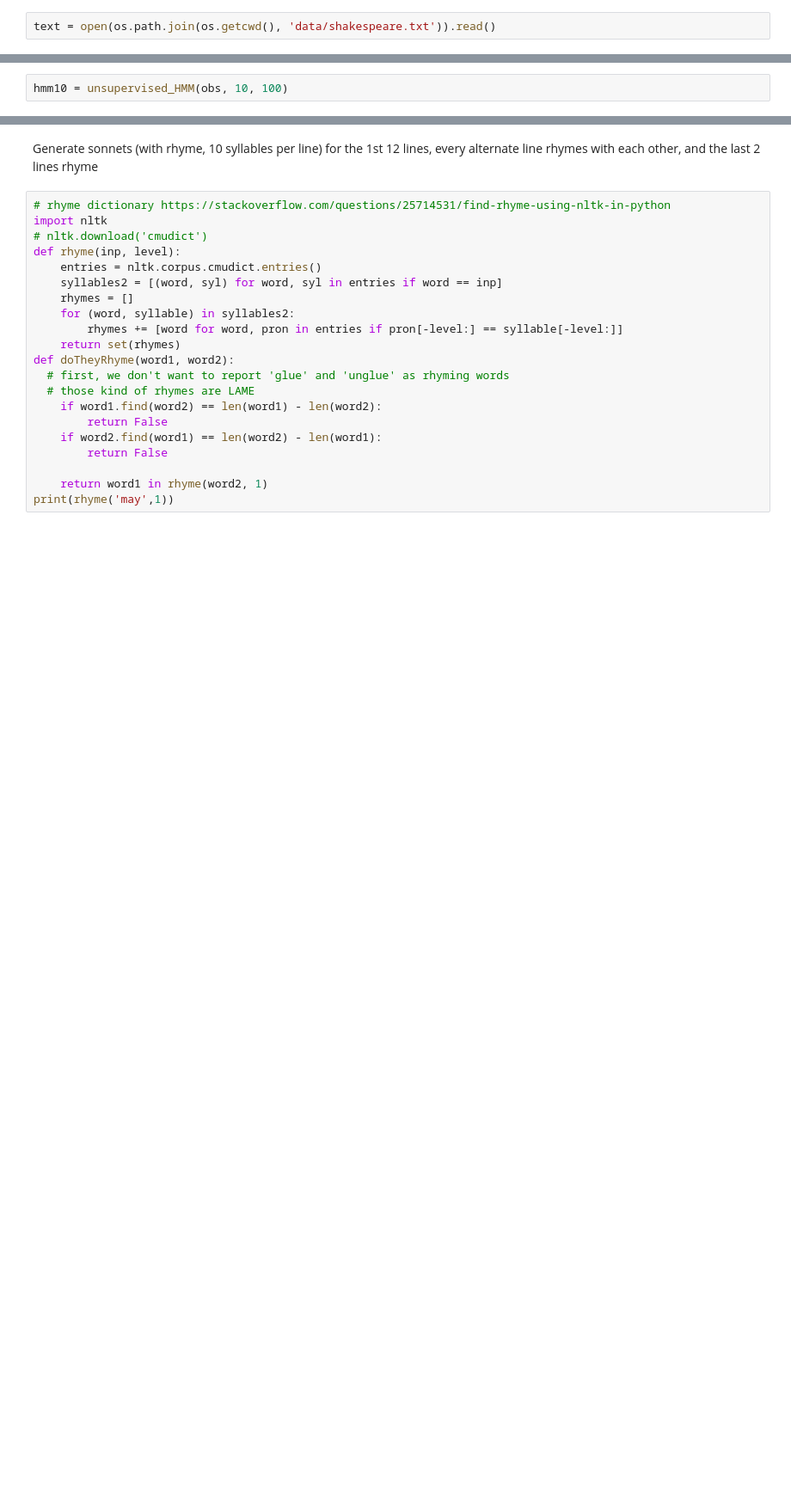
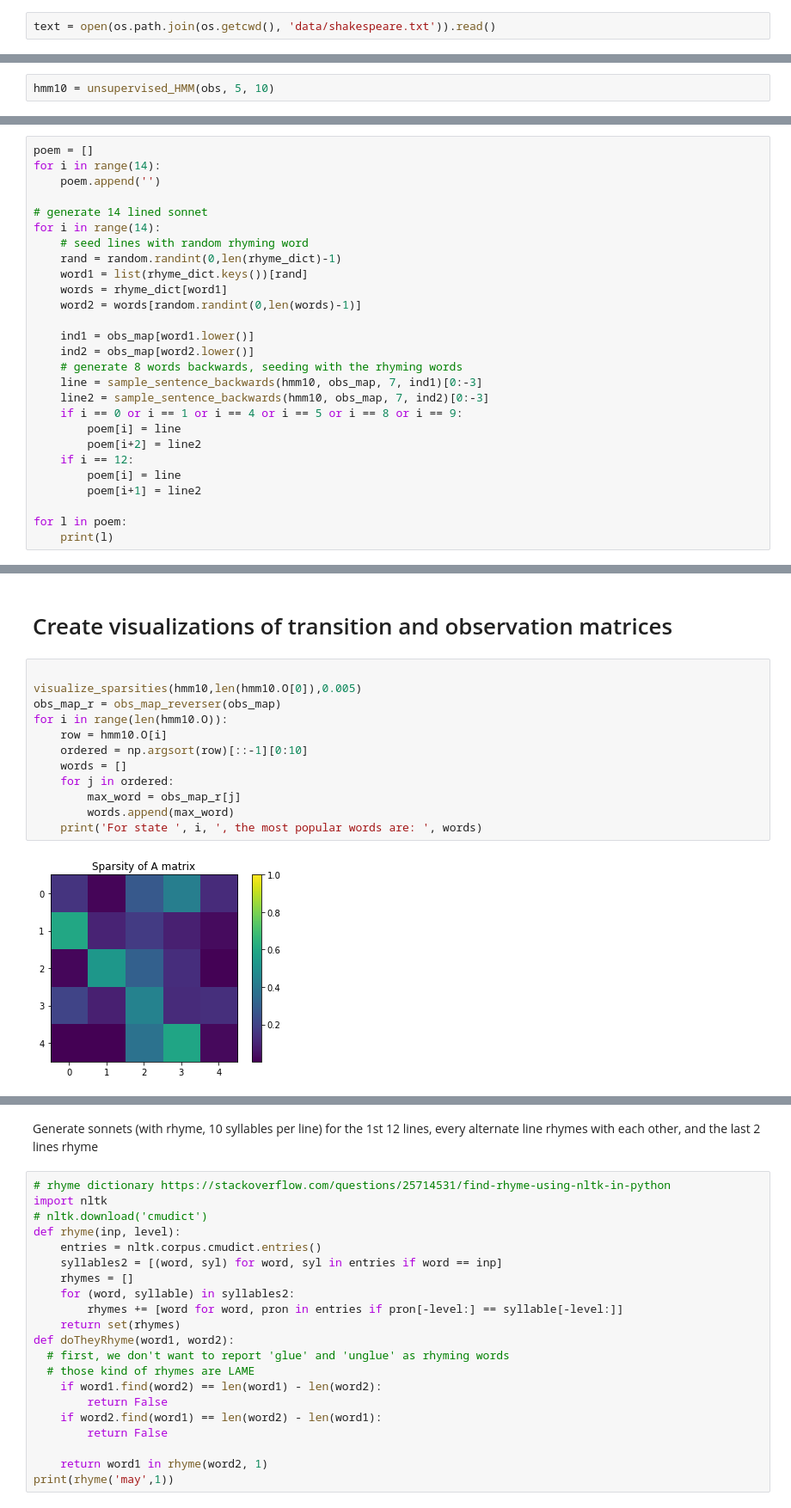
Before and after one commit to jyyeo/CS155-Project-3, a Jupyter notebook: CS155 Project 3.ipynb, the cells around one changed output, grey strips where cells are left out. Shown at 86% size. Drawn from its saved outputs; the diff is of its cells as text; blank space fills up the shorter version.

Commit message:
Added rhyming, visualizations, cleaned up code structure

```diff
--- a/CS155 Project 3.ipynb
+++ b/CS155 Project 3.ipynb
@@ -106,5 +178,5 @@ Training
 # %%
-hmm10 = unsupervised_HMM(obs, 10, 100)
+hmm10 = unsupervised_HMM(obs, 5, 10)
 # %% [output]
 0
 1
@@ -205,0 +276,27 @@ lour'st i walks with doth that deserving not
+# %%
+poem = []
+for i in range(14):
+    poem.append('')
+
+# generate 14 lined sonnet
+for i in range(14):
+    # seed lines with random rhyming word
+    rand = random.randint(0,len(rhyme_dict)-1)
+    word1 = list(rhyme_dict.keys())[rand]
+    words = rhyme_dict[word1]
+    word2 = words[random.randint(0,len(words)-1)]
+
+    ind1 = obs_map[word1.lower()]
+    ind2 = obs_map[word2.lower()]
+    # generate 8 words backwards, seeding with the rhyming words
+    line = sample_sentence_backwards(hmm10, obs_map, 7, ind1)[0:-3]
+    line2 = sample_sentence_backwards(hmm10, obs_map, 7, ind2)[0:-3]
+    if i == 0 or i == 1 or i == 4 or i == 5 or i == 8 or i == 9:
+        poem[i] = line
+        poem[i+2] = line2
+    if i == 12:
+        poem[i] = line
+        poem[i+1] = line2
+
+for l in poem:
+    print(l)
@@ -205,0 +480,16 @@ lour'st i walks with doth that deserving not
+# %% [markdown]
+# Create visualizations of transition and observation matrices
+# %%
+
+visualize_sparsities(hmm10,len(hmm10.O[0]),0.005)
+obs_map_r = obs_map_reverser(obs_map)
+for i in range(len(hmm10.O)):
+    row = hmm10.O[i]
+    ordered = np.argsort(row)[::-1][0:10]
+    words = []
+    for j in ordered:
+        max_word = obs_map_r[j]
+        words.append(max_word)
+    print('For state ', i, ', the most popular words are: ', words)
+# %% [output]
+[figure, added]
```
Also changed, not shown: parts of 26 cells of this notebook, 2 other files.
